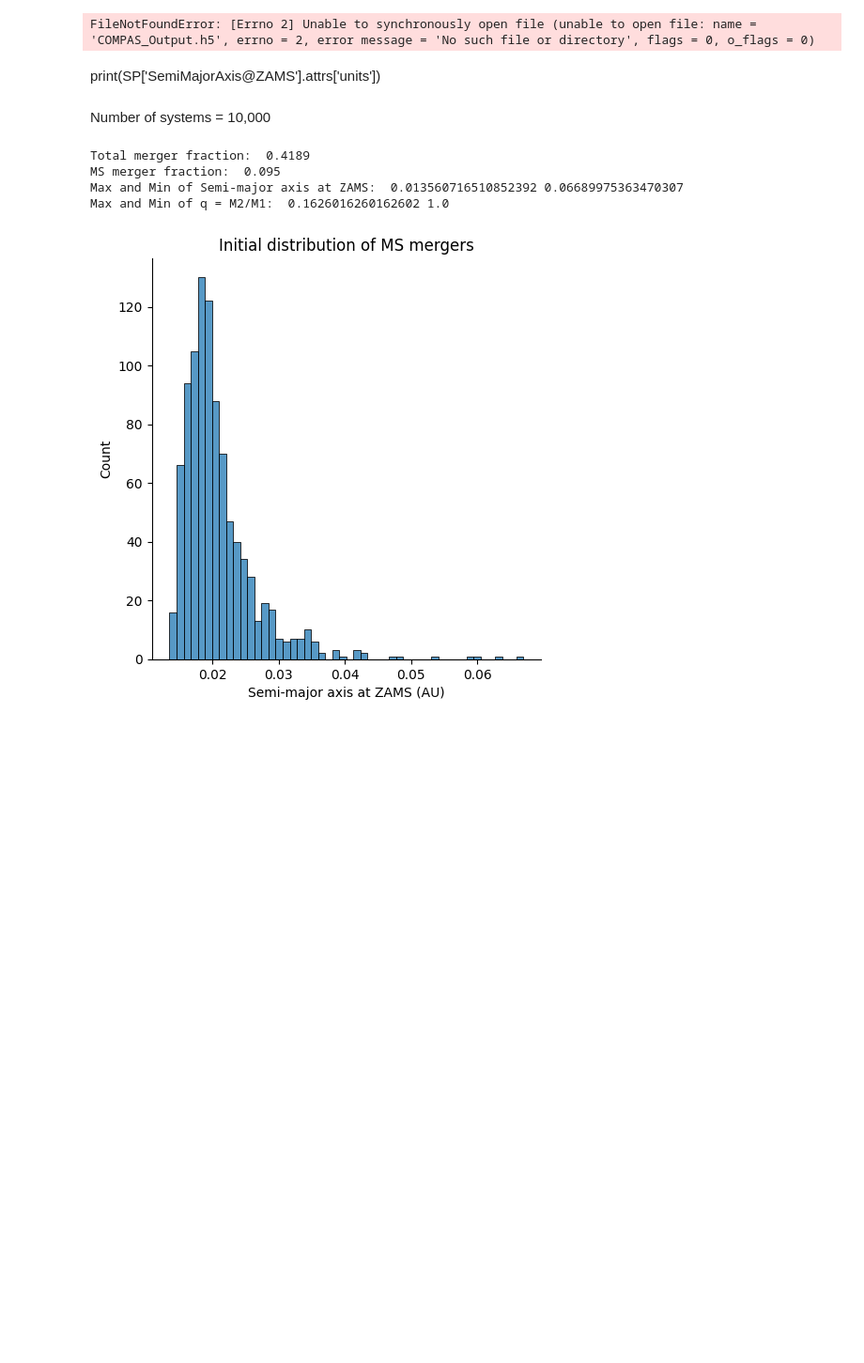
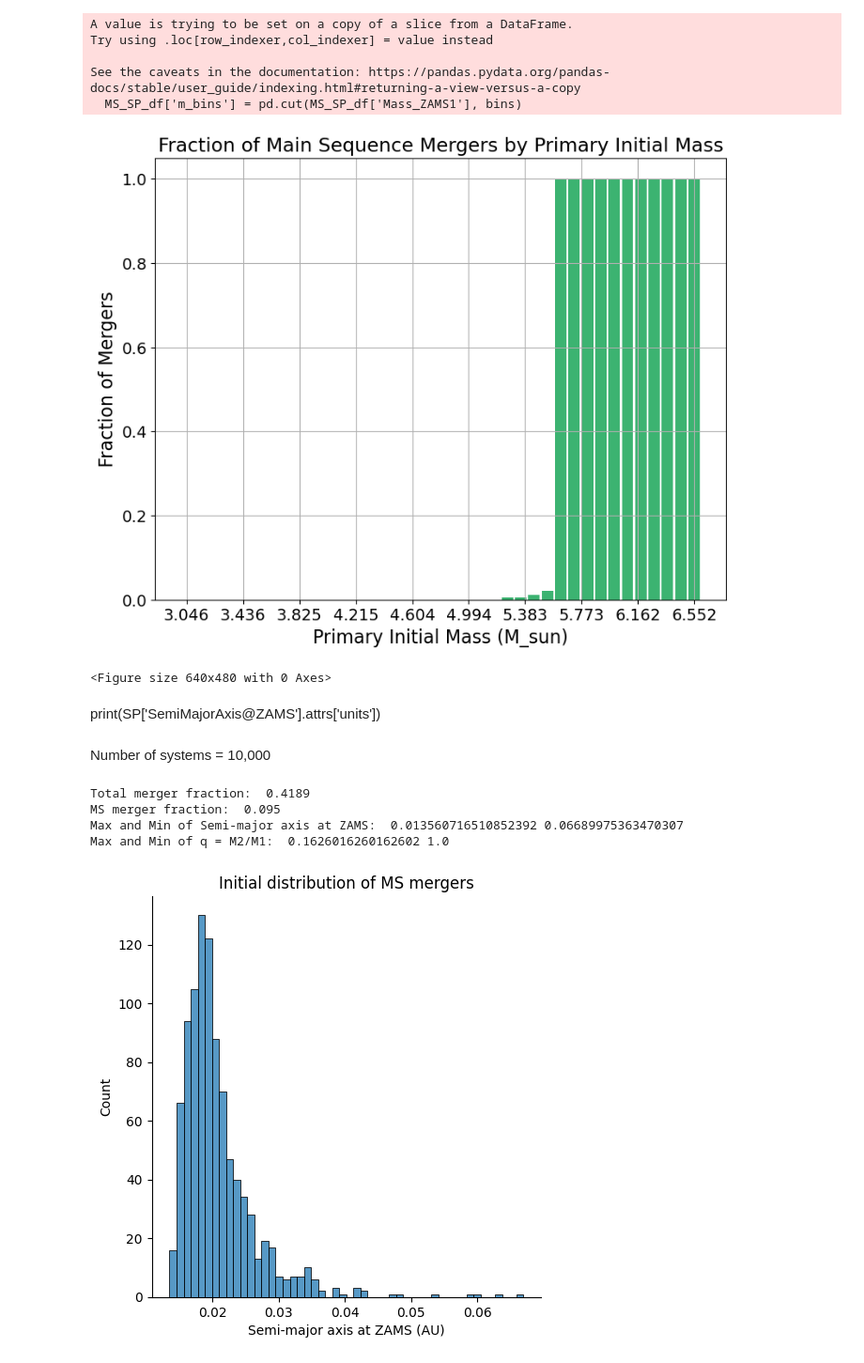
Before and after one commit to mkim0029/COMPAS, a Jupyter notebook: src/Initial_distribution/read.ipynb, the cells around one changed output. Shown at 94% size. Cells and saved outputs as stored; diff of their text form; code cells hidden in the pictures; blank space fills up the shorter version.

```diff
--- a/src/Initial_distribution/read.ipynb
+++ b/src/Initial_distribution/read.ipynb
@@ -38,12 +144,8 @@ def load_data(filename, mode):
 # %%
-def plot_fractional_yields(filename, pdf = False):
+def plot_fractional_yield_m1(filename, pdf = False):
     data = h5.File(filename)
     SP = data['BSE_System_Parameters']
     SP_df = pd.DataFrame({
-                'L1': SP['Luminosity(1)'][()],
-                'L2': SP['Luminosity(2)'][()],
-                'Teff1': SP['Teff(1)'][()],
-                'Teff2': SP['Teff(2)'][()],
                 'type1': SP['Stellar_Type(1)'][()],
                 'type2': SP['Stellar_Type(2)'][()],
                 'Init_SemiMajorAxis': AU_to_Rsol(SP['SemiMajorAxis@ZAMS'][()]),
@@ -51,32 +153,46 @@ def plot_fractional_yields(filename, pdf = False):
                 'Mass_ZAMS1': SP['Mass@ZAMS(1)'][()],
                 'Mass_ZAMS2': SP['Mass@ZAMS(2)'][()]
             })
-    merger_SP_df = restrict(SP_df, 'Merger', 1, 1)
-    MS_merger_SP_df = restrict(restrict(SP_df, 'Merger', 1, 1), 'type1', 0, 1)
+    MS_SP_df = restrict(SP_df, 'type1', 0, 1)
 
-    MS_merger_SP_df.loc[:, "q"] = MS_merger_SP_df.Mass_ZAMS2 / MS_merger_SP_df.Mass_ZAMS1
+    bins = np.linspace(MS_SP_df['Mass_ZAMS1'].min(), MS_SP_df['Mass_ZAMS1'].max(), 40)
+    MS_SP_df['m_bins'] = pd.cut(MS_SP_df['Mass_ZAMS1'], bins)
 
-    grouped = MS_merger_SP_df.groupby('q').agg(
+    grouped = MS_SP_df.groupby('m_bins').agg(
         Total=('Merger', 'size'),
         Merger_Count=('Merger', lambda x: (x == 1).sum())
     ).reset_index()
 
     grouped['Fraction_Merger'] = grouped['Merger_Count'] / grouped['Total']
 
-    # Step 5: Plot the results
-    plt.figure(figsize=(10, 6))
-    plt.plot(grouped['Mass_Ratio'], grouped['Fraction_Merger'], marker='o')
-    plt.title('Fraction of Main Sequence Mergers by Mass Ratio')
-    plt.xlabel('Mass Ratio (M2/M1)')
-    plt.ylabel('Fraction of Mergers')
+    # Calculate midpoints for the bins
+    midpoints = [(interval.left + interval.right) / 2 for interval in grouped['m_bins']]
+    grouped['Midpoint'] = midpoints
+
+    # Plot the results using midpoints
+    plt.figure(figsize=(9, 7))
+    plt.bar(grouped['Midpoint'], grouped['Fraction_Merger'], width=0.85*(grouped['Midpoint'][1] - grouped['Midpoint'][0]), color='mediumseagreen')
+    plt.title('Fraction of Main Sequence Mergers by Primary Initial Mass', fontsize = 17)
+    plt.xlabel('Primary Initial Mass (M_sun)', fontsize = 16)
+    plt.ylabel('Fraction of Mergers', fontsize = 16)
+    plt.xticks(np.linspace(grouped['Midpoint'].min(), grouped['Midpoint'].max(), 10), fontsize=14)
+    plt.yticks(fontsize=14)
     plt.grid()
     plt.show()
+    if pdf:
+        plt.savefig(filename + "_init_m1.pdf", format="pdf", bbox_inches='tight')
 
     return
 # %%
-plot_fractional_yields('COMPAS_Output.h5', pdf = True)
+plot_fractional_yield_m1('COMPAS_Output.h5', pdf = True)
 # %% [output]
-FileNotFoundError: [Errno 2] Unable to synchronously open file (unable to open file: name = 'COMPAS_Output.h5', errno = 2, error message = 'No such file or directory', flags = 0, o_flags = 0)
+A value is trying to be set on a copy of a slice from a DataFrame.
+Try using .loc[row_indexer,col_indexer] = value instead
+
+See the caveats in the documentation: https://pandas.pydata.org/pandas-docs/stable/user_guide/indexing.html#returning-a-view-versus-a-copy
+  MS_SP_df['m_bins'] = pd.cut(MS_SP_df['Mass_ZAMS1'], bins)
+[figure, added]
+<Figure size 640x480 with 0 Axes>
 # %%
 def plot_results(filename, Z, Age, other_info = '', pdf = False):
     data = h5.File(filename)
```
Also changed, not shown: parts of 5 cells of this notebook.
